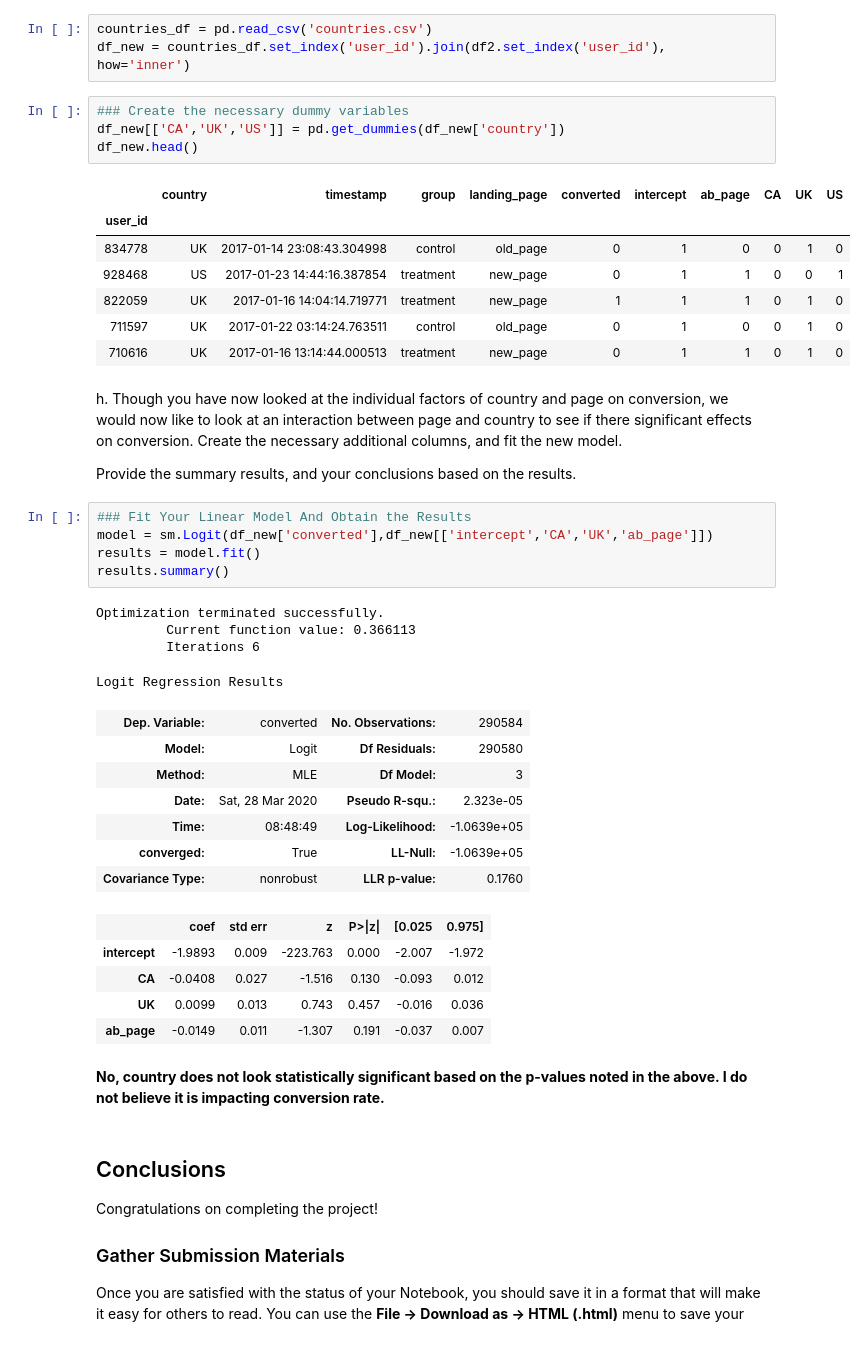
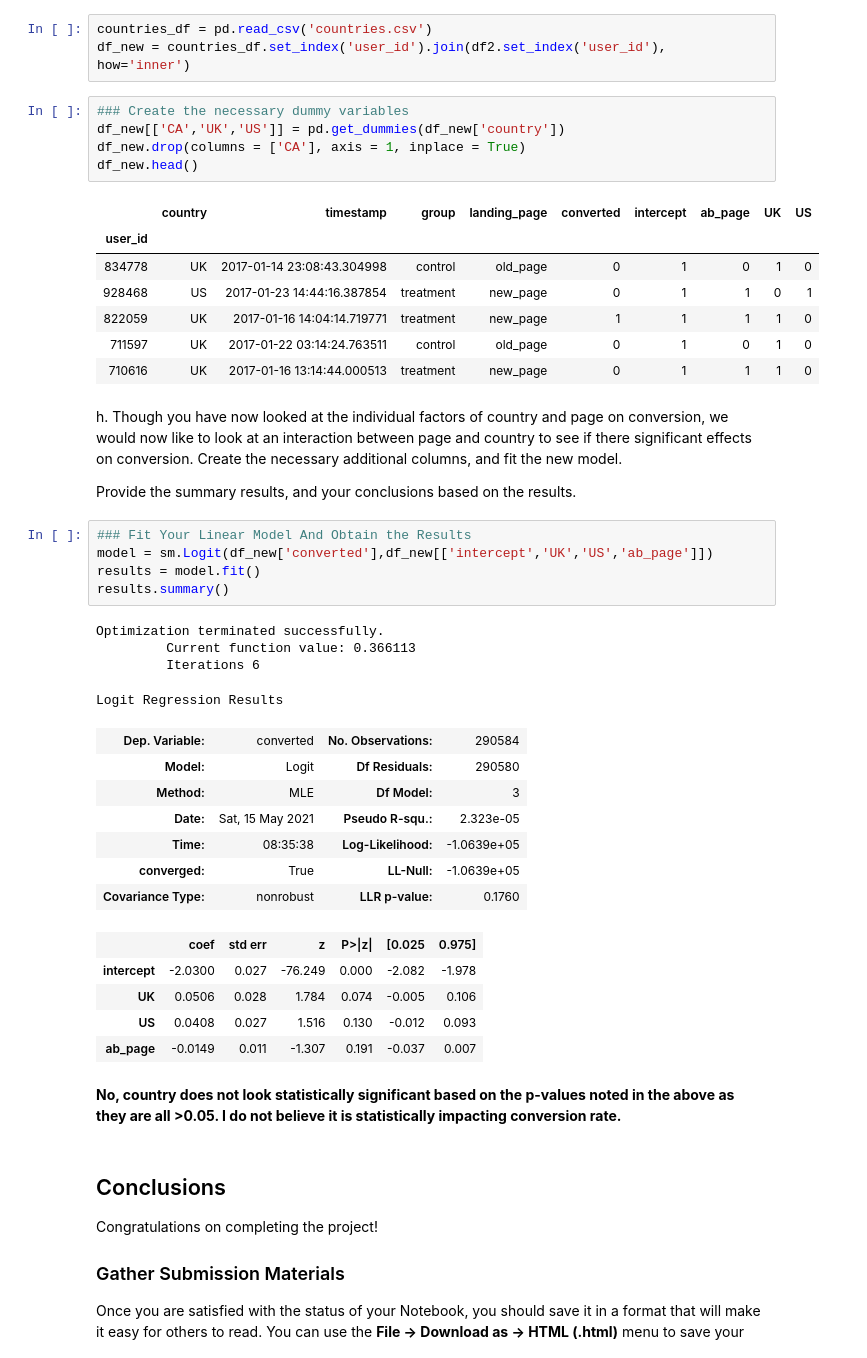
Before and after one commit to cmaclaug/Data-Analyst, a Jupyter notebook: Project 3 - AB Test Results/Project Files/Analyze AB Test Results V2.ipynb, the cells around one changed output. Drawn from its saved outputs; the diff is of its cells as text.

```diff
--- a/Project 3 - AB Test Results/Project Files/Analyze_ab_test_results_notebook.ipynb
+++ b/Project 3 - AB Test Results/Project Files/Analyze AB Test Results V2.ipynb
@@ -370,22 +358,23 @@ df_new = countries_df.set_index('user_id').join(df2.set_index('user_id'), how='i
 # %%
 ### Create the necessary dummy variables
 df_new[['CA','UK','US']] = pd.get_dummies(df_new['country'])
+df_new.drop(columns = ['CA'], axis = 1, inplace = True)
 df_new.head()
 # %% [output]
-|  | country | timestamp | group | landing_page | converted | intercept | ab_page | CA | UK | US |
-| user_id |  |  |  |  |  |  |  |  |  |  |
-| 834778 | UK | 2017-01-14 23:08:43.304998 | control | old_page | 0 | 1 | 0 | 0 | 1 | 0 |
-| 928468 | US | 2017-01-23 14:44:16.387854 | treatment | new_page | 0 | 1 | 1 | 0 | 0 | 1 |
-| 822059 | UK | 2017-01-16 14:04:14.719771 | treatment | new_page | 1 | 1 | 1 | 0 | 1 | 0 |
-| 711597 | UK | 2017-01-22 03:14:24.763511 | control | old_page | 0 | 1 | 0 | 0 | 1 | 0 |
-| 710616 | UK | 2017-01-16 13:14:44.000513 | treatment | new_page | 0 | 1 | 1 | 0 | 1 | 0 |
+|  | country | timestamp | group | landing_page | converted | intercept | ab_page | UK | US |
+| user_id |  |  |  |  |  |  |  |  |  |
+| 834778 | UK | 2017-01-14 23:08:43.304998 | control | old_page | 0 | 1 | 0 | 1 | 0 |
+| 928468 | US | 2017-01-23 14:44:16.387854 | treatment | new_page | 0 | 1 | 1 | 0 | 1 |
+| 822059 | UK | 2017-01-16 14:04:14.719771 | treatment | new_page | 1 | 1 | 1 | 1 | 0 |
+| 711597 | UK | 2017-01-22 03:14:24.763511 | control | old_page | 0 | 1 | 0 | 1 | 0 |
+| 710616 | UK | 2017-01-16 13:14:44.000513 | treatment | new_page | 0 | 1 | 1 | 1 | 0 |
 # %% [markdown]
 h. Though you have now looked at the individual factors of country and page on conversion, we would now like to look at an interaction between page and country to see if there significant effects on conversion.  Create the necessary additional columns, and fit the new model.
 
 Provide the summary results, and your conclusions based on the results.
 # %%
 ### Fit Your Linear Model And Obtain the Results
-model = sm.Logit(df_new['converted'],df_new[['intercept','CA','UK','ab_page']])
+model = sm.Logit(df_new['converted'],df_new[['intercept','UK','US','ab_page']])
 results = model.fit()
 results.summary()
 # %% [output]
@@ -396,17 +385,17 @@ Logit Regression Results
 | Dep. Variable: | converted | No. Observations: | 290584 |
 | Model: | Logit | Df Residuals: | 290580 |
 | Method: | MLE | Df Model: | 3 |
-| Date: | Sat, 28 Mar 2020 | Pseudo R-squ.: | 2.323e-05 |
-| Time: | 08:48:49 | Log-Likelihood: | -1.0639e+05 |
+| Date: | Sat, 15 May 2021 | Pseudo R-squ.: | 2.323e-05 |
+| Time: | 08:35:38 | Log-Likelihood: | -1.0639e+05 |
 | converged: | True | LL-Null: | -1.0639e+05 |
 | Covariance Type: | nonrobust | LLR p-value: | 0.1760 |
 |  | coef | std err | z | P>|z| | [0.025 | 0.975] |
-| intercept | -1.9893 | 0.009 | -223.763 | 0.000 | -2.007 | -1.972 |
-| CA | -0.0408 | 0.027 | -1.516 | 0.130 | -0.093 | 0.012 |
-| UK | 0.0099 | 0.013 | 0.743 | 0.457 | -0.016 | 0.036 |
+| intercept | -2.0300 | 0.027 | -76.249 | 0.000 | -2.082 | -1.978 |
+| UK | 0.0506 | 0.028 | 1.784 | 0.074 | -0.005 | 0.106 |
+| US | 0.0408 | 0.027 | 1.516 | 0.130 | -0.012 | 0.093 |
 | ab_page | -0.0149 | 0.011 | -1.307 | 0.191 | -0.037 | 0.007 |
 # %% [markdown]
-**No, country does not look statistically significant based on the p-values noted in the above.  I do not believe it is impacting conversion rate.**
+**No, country does not look statistically significant based on the p-values noted in the above as they are all >0.05.  I do not believe it is statistically impacting conversion rate.**
 # %% [markdown]
 <a id='conclusions'></a>
 ## Conclusions
```
Also changed, not shown: parts of 12 cells of this notebook, 2 other files.
